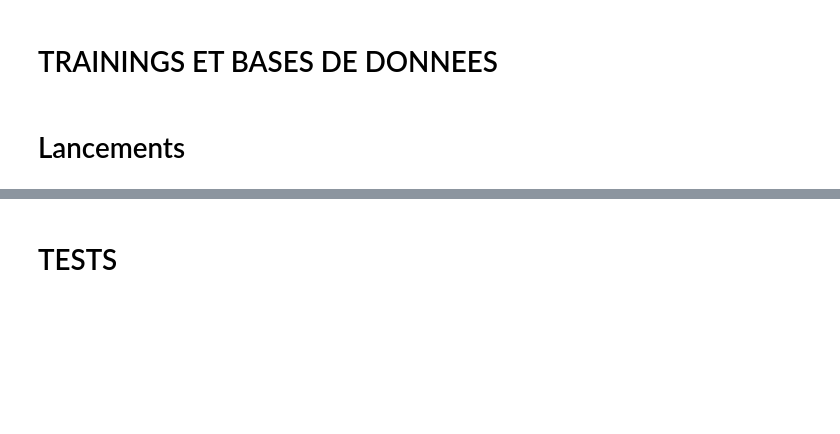
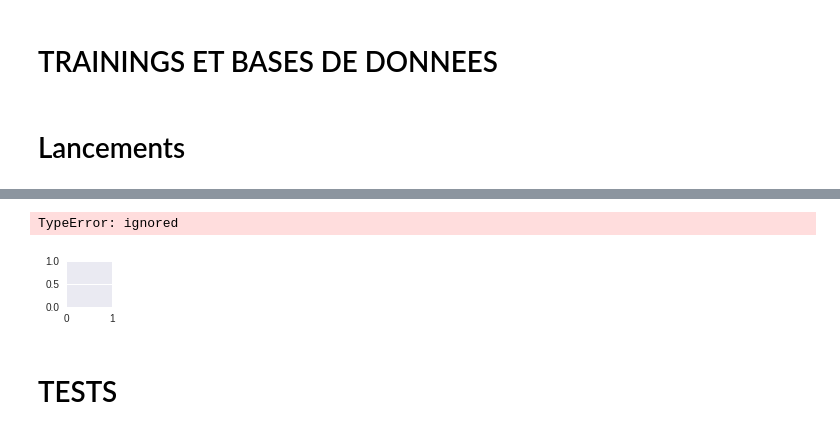
Before and after one commit to SalzingerJules/PTS8, a Jupyter notebook: En clair.ipynb, the cells around one changed output, grey strips where cells are left out. Saved outputs shown, nothing was run; the diff lists cells and outputs as text; code cells hidden in the pictures; blank space fills up the shorter version.

```diff
--- a/En clair.ipynb
+++ b/En clair.ipynb
@@ -420,6 +423,17 @@ def plotLoss(epoch):
     uploaded.SetContentFile('loss_e%d.png' % epoch)
     uploaded.Upload()
 
+def plotRejector(epoch):
+    plt.figure(figsize=(10, 8))
+    plt.plot(r_losses, label='Rejector loss')
+    plt.xlabel('Epoch')
+    plt.ylabel('Loss')
+    plt.legend()
+    plt.savefig('loss_rejector_e%d.png' % epoch)
+    uploaded = drive.CreateFile({'title': 'loss_rejector_e%d.png' % epoch})
+    uploaded.SetContentFile('loss_rejector_e%d.png' % epoch)
+    uploaded.Upload()
+
 # EXEMPLES D'IMAGES GENEREES
 def plotGeneratedImages(epoch, examples=100):
     noise = np.random.normal(0, 1, size=[examples, randomVectorSize])
@@ -431,18 +445,35 @@ def plotGeneratedImages(epoch, examples=100):
     np.save(nom_file, Xg)
     #files.download(nom_file)
 
+# SAUVE UNE MOSAIQUE D'EXEMPLES GENERES PAR UNE EPOCH DU GAN
+def saveImagesGAN(epoch):
+  generator = uploadModels(epoch)[0]
+  noise = np.random.normal(0, 1, size=[10, randomVectorSize])
+  generatedImages = generator.predict(noise)
+  generatedImages = generatedImages.reshape(10, 28, 28)
+  Xg = generatedImages[:8]
+  nom_file = "gan_generated_image_epoch_" +str(epoch) + ".png"
+  np.save(nom_file, Xg)
+  uploaded = drive.CreateFile({'title': nom_file})
+  uploaded.SetContentFile(nom_file)
+  uploaded.Upload()
+
 # EXEMPLES D'IMAGES GENEREES 2
 def plotGeneratedImages2(epoch, examples=100, dim=(10, 10), figsize=(10, 10)):
-    noise = np.random.normal(0, 1, size=[examples, randomVectorSize])
+    generator = uploadModels(epoch)[0]
+    noise = np.random.normal(0, 1, size=[10, randomVectorSize])
     generatedImages = generator.predict(noise)
     plt.figure(figsize=figsize)
     for i in range(generatedImages.shape[0]):
         plt.subplot(dim[0], dim[1], i+1)
-        plt.imshow(generatedImages[i, 0], interpolation='nearest', cmap='gray_r')
+        plt.imshow(generatedImages[i, :], interpolation='nearest', cmap='gray_r')
         plt.axis('off')
     plt.tight_layout()
-    plt.savefig('gan_generated_image_epoch_%d.png' % epoch)
-    files.download('gan_generated_image_epoch_%d.png' % epoch)
+    nom_file = 'gan_generated_image_epoch_%d.png' % epoch
+    plt.savefig(nom_file)
+    uploaded = drive.CreateFile({'title': nom_file})
+    uploaded.SetContentFile(nom_file)
+    uploaded.Upload()
 
 # AFFICHE LES IMAGES (mettez-en 100 ou moins svp sinon je sais pas ce que ça va faire)
 def plotImages(images, dim=(10, 10), figsize=(10, 10)):
@@ -1244,4 +1294,11 @@ Losses : DISCRIMINATOR  273.6956526041031  GENERATOR  490.37773448228836
 ... (88 outputs left out)
+# %%
+for i in range(80):
+  plotGeneratedImages2(i)
+  print(i)
+# %% [output]
+TypeError: ignored
+[figure, added]
 # %% [markdown]
 # TESTS
 # %%
```
Also changed, not shown: parts of 16 cells of this notebook.
